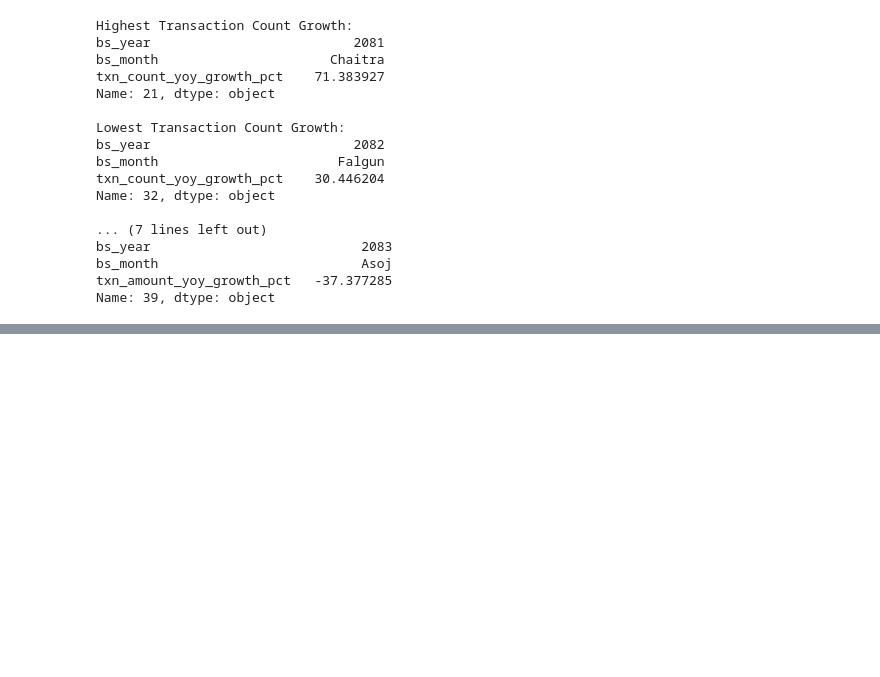
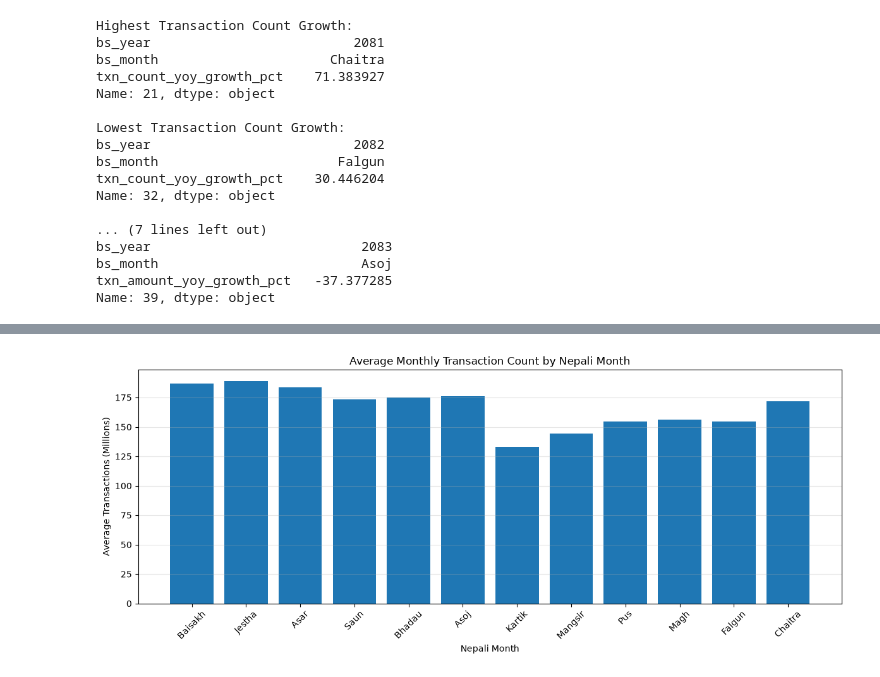
Before and after one commit to Srijan0113/Nepal_Online_Payment_System, a Jupyter notebook: Python/02_transaction_trend_analysis.ipynb, the cells around one changed output, grey strips where cells are left out. Drawn from its saved outputs; the diff is of its cells as text; code cells hidden in the pictures; blank space fills up the shorter version.

```diff
--- a/Python/02_transaction_trend_analysis.ipynb
+++ b/Python/02_transaction_trend_analysis.ipynb
@@ -502,0 +546,14 @@ Name: 39, dtype: object
+# %%
+bs_month_seasonality = (
+    bs_monthly_totals
+    .groupby("bs_month", observed=True)
+    .agg(
+        avg_txn_count=("total_txn_count", "mean"),
+        avg_txn_amount_npr_million=("total_txn_amount_npr_million", "mean"),
+        years_available=("bs_year", "nunique")
+    )
+    .reindex(nepali_month_order)
+    .reset_index()
+)
+
+bs_month_seasonality
@@ -502,0 +625,17 @@ Name: 39, dtype: object
+# %%
+plt.figure(figsize=(12, 5))
+
+plt.bar(
+    bs_month_seasonality["bs_month"].astype(str),
+    bs_month_seasonality["avg_txn_count"] / 1_000_000
+)
+
+plt.title("Average Monthly Transaction Count by Nepali Month")
+plt.xlabel("Nepali Month")
+plt.ylabel("Average Transactions (Millions)")
+plt.xticks(rotation=45)
+plt.grid(axis="y", alpha=0.3)
+plt.tight_layout()
+plt.show()
+# %% [output]
+[figure, added]
```
Also changed, not shown: parts of 8 cells of this notebook.
